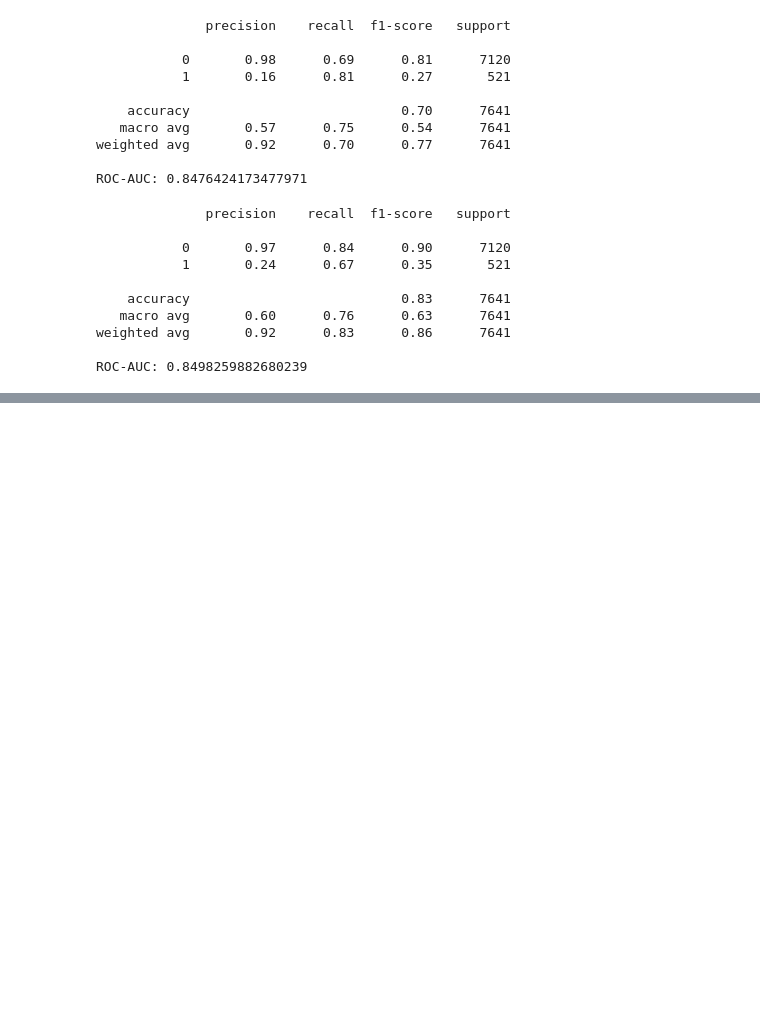
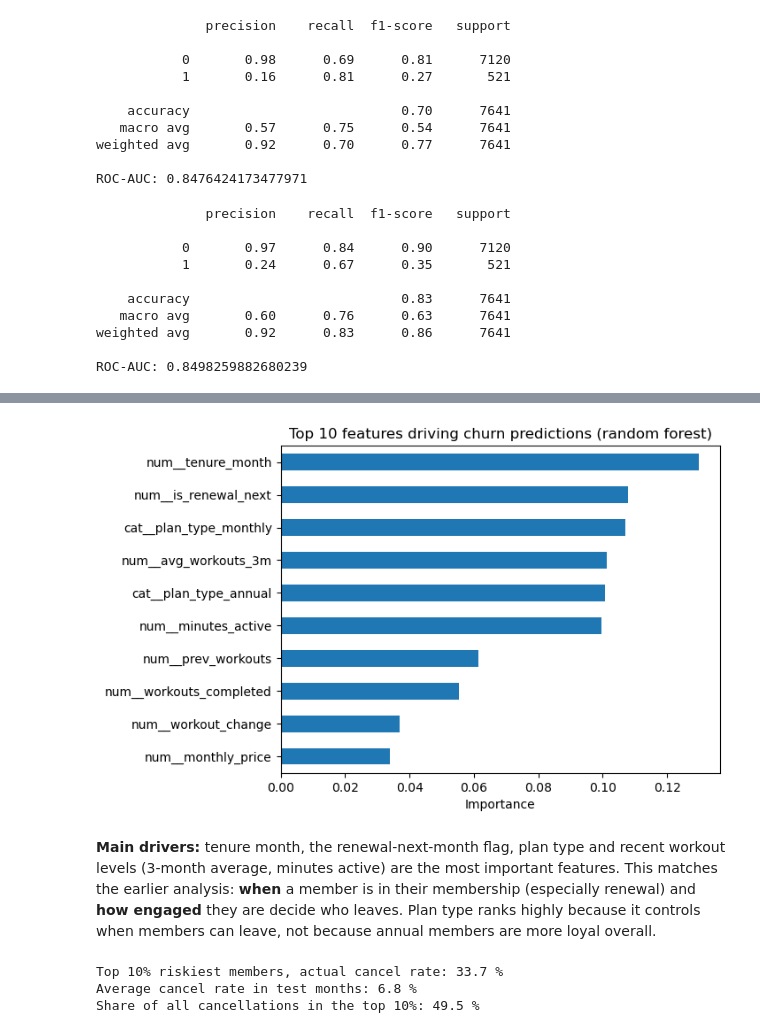
Before and after one commit to karanmagar921/Peloton_churn_analysis, a Jupyter notebook: evaluation.ipynb, the cells around one changed output, grey strips where cells are left out. Cells and saved outputs as stored; diff of their text form; code cells hidden in the pictures; blank space fills up the shorter version.

Commit message:
update prediction and readme

```diff
--- a/evaluation.ipynb
+++ b/evaluation.ipynb
@@ -645,3 +654,0 @@ Name: low_use, dtype: float64
-# %%
-df_combined = df_combined[df_combined['month'] <= '2025-12']
-df_combined
@@ -680,17 +675,18 @@ model_df
 # target: does this member cancel NEXT month?
 model_df['target'] = model_df.groupby('customer_id')['cancelled'].shift(-1)
 
-# trand features
+# trend features
 model_df['prev_workouts'] = model_df.groupby('customer_id')['workouts_completed'].shift(1)
 model_df['workout_change'] = model_df['workouts_completed'] - model_df['prev_workouts']
-model_df['avg_workouts_3m'] = (model_df.groupby('customer_id')['workouts_completed'].transform(lambda x: x.rolling(3, min_periods=1).mean()))
-
+model_df['avg_workouts_3m'] = (model_df.groupby('customer_id')['workouts_completed']
+                               .transform(lambda x: x.rolling(3, min_periods=1).mean()))
 
 # annual member whose renewal is next month
-model_df['is_renewal_next'] = ((model_df['plan_type'] == 'annual') & (model_df['tenure_month'] % 12 == 11)).astype(int)
+model_df['is_renewal_next'] = ((model_df['plan_type'] == 'annual') &
+                               (model_df['tenure_month'] % 12 == 11)).astype(int)
 
 # drop rows with no answer or no usage, then fill first-month gaps
-model_df = model_df.dropna(subset=['target', 'workouts_completed'])
+model_df = model_df.dropna(subset=['target', 'workouts_completed']).copy()
 model_df['target'] = model_df['target'].astype(int)
 model_df['prev_workouts'] = model_df['prev_workouts'].fillna(model_df['workouts_completed'])
 model_df['workout_change'] = model_df['workout_change'].fillna(0)
@@ -832,0 +865,27 @@ ROC-AUC: 0.8498259882680239
+# %%
+feature_names = rf_model.named_steps['prep'].get_feature_names_out()
+
+importance = pd.Series(rf_model.named_steps['model'].feature_importances_, index=feature_names).sort_values(ascending=False)
+
+importance.head(10).sort_values().plot(kind='barh')
+plt.title('Top 10 features driving churn predictions (random forest)')
+plt.xlabel('Importance')
+plt.show()
+# %% [output]
+[figure, added]
+# %% [markdown]
+**Main drivers:** tenure month, the renewal-next-month flag, plan type and recent workout levels (3-month average, minutes active) are the most important features. This matches the earlier analysis: **when** a member is in their membership (especially renewal) and **how engaged** they are decide who leaves. Plan type ranks highly because it controls when members can leave, not because annual members are more loyal overall.
+# %%
+test = test.copy()
+test['risk'] = rf_model.predict_proba(x_test)[:, 1]
+
+top10 = test[test['risk'] >= test['risk'].quantile(0.9)]
+
+print('Top 10% riskiest members, actual cancel rate:', round(top10['target'].mean() * 100, 1), '%')
+print('Average cancel rate in test months:', round(test['target'].mean() * 100, 1), '%')
+print('Share of all cancellations in the top 10%:',
+      round(top10['target'].sum() / test['target'].sum() * 100, 1), '%')
+# %% [output]
+Top 10% riskiest members, actual cancel rate: 33.7 %
+Average cancel rate in test months: 6.8 %
+Share of all cancellations in the top 10%: 49.5 %
```
Also changed, not shown: parts of 10 cells of this notebook.
